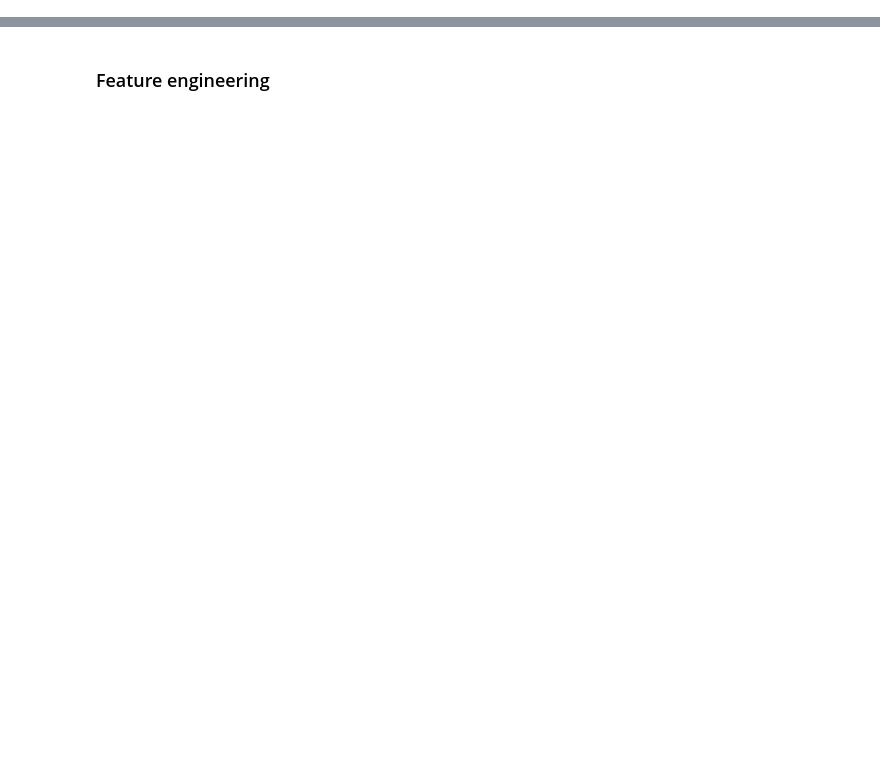
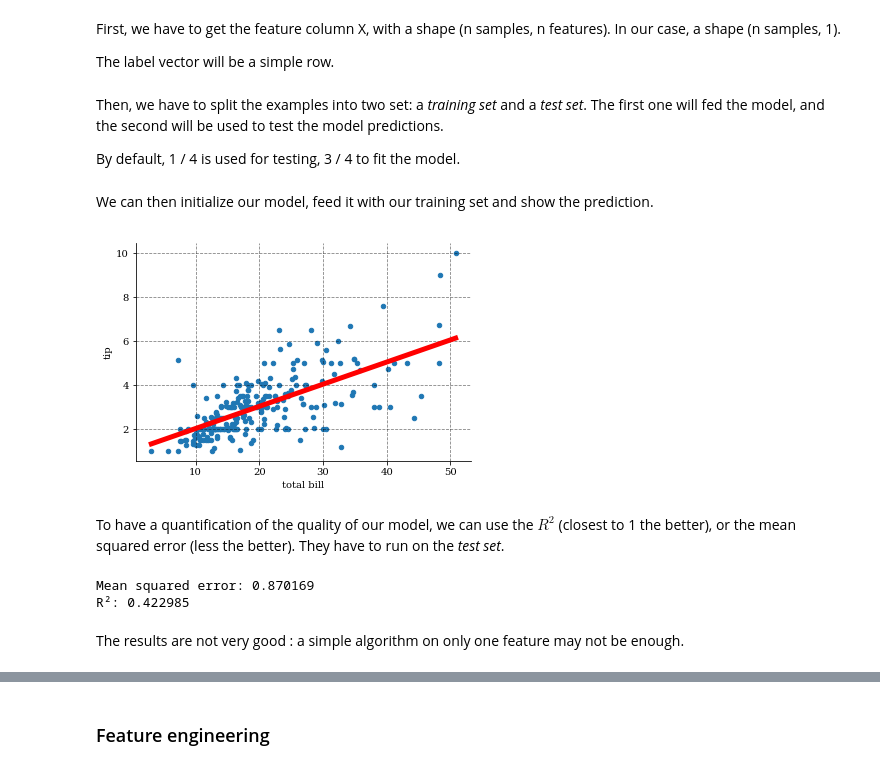
Before and after one commit to locie/simurex2018_workshop, a Jupyter notebook: celliern/machine_learning/workshop_ml.ipynb, the cells around one changed output, grey strips where cells are left out. Drawn from its saved outputs; the diff is of its cells as text; code cells hidden in the pictures; blank space fills up the shorter version.

```diff
--- a/celliern/machine_learning/workshop_ml.ipynb
+++ b/celliern/machine_learning/workshop_ml.ipynb
@@ -21,0 +80,40 @@ These last ones can be :
+# %% [markdown]
+First, we have to get the feature column X, with a shape (n samples, n features). In our case, a shape (n samples, 1).
+
+The label vector will be a simple row.
+# %%
+X = dataframe.total_bill.values.reshape(-1, 1)
+y = dataframe.tip.values
+# %% [markdown]
+Then, we have to split the examples into two set: a *training set* and a *test set*. The first one will fed the model, and the second will be used to test the model predictions.
+
+By default, 1 / 4 is used for testing, 3 / 4 to fit the model.
+# %%
+X_train, X_test, y_train, y_test = train_test_split(X, y)
+# %% [markdown]
+We can then initialize our model, feed it with our training set and show the prediction.
+# %%
+linear_reg = LinearRegression()
+linear_reg.fit(X_train, y_train)
+
+# We create a evenly spaced total_bills for prediction
+x_ = np.linspace(X.min(), X.max(), 100).reshape(-1, 1)
+# We ask our model to predict what sould be the tip
+y_ = linear_reg.predict(x_)
+
+dataframe.plot("total_bill", "tip", kind="scatter");
+pl.plot(x_, y_, color="red", linewidth=5)
+pl.xlabel("total bill")
+pl.ylabel("tip");
+# %% [output]
+[figure, added]
+# %% [markdown]
+To have a quantification of the quality of our model, we can use the $R^2$ (closest to 1 the better), or the mean squared error (less the better). They have to run on the *test set*.
+# %%
+print(f"Mean squared error: {mean_squared_error(y_test, linear_reg.predict(X_test)):g}")
+print(f"R²: {r2_score(y_test, linear_reg.predict(X_test)):g}")
+# %% [output]
+Mean squared error: 0.870169
+R²: 0.422985
+# %% [markdown]
+The results are not very good : a simple algorithm on only one feature may not be enough.
```
Also changed, not shown: parts of 55 cells of this notebook, 4 other files.
